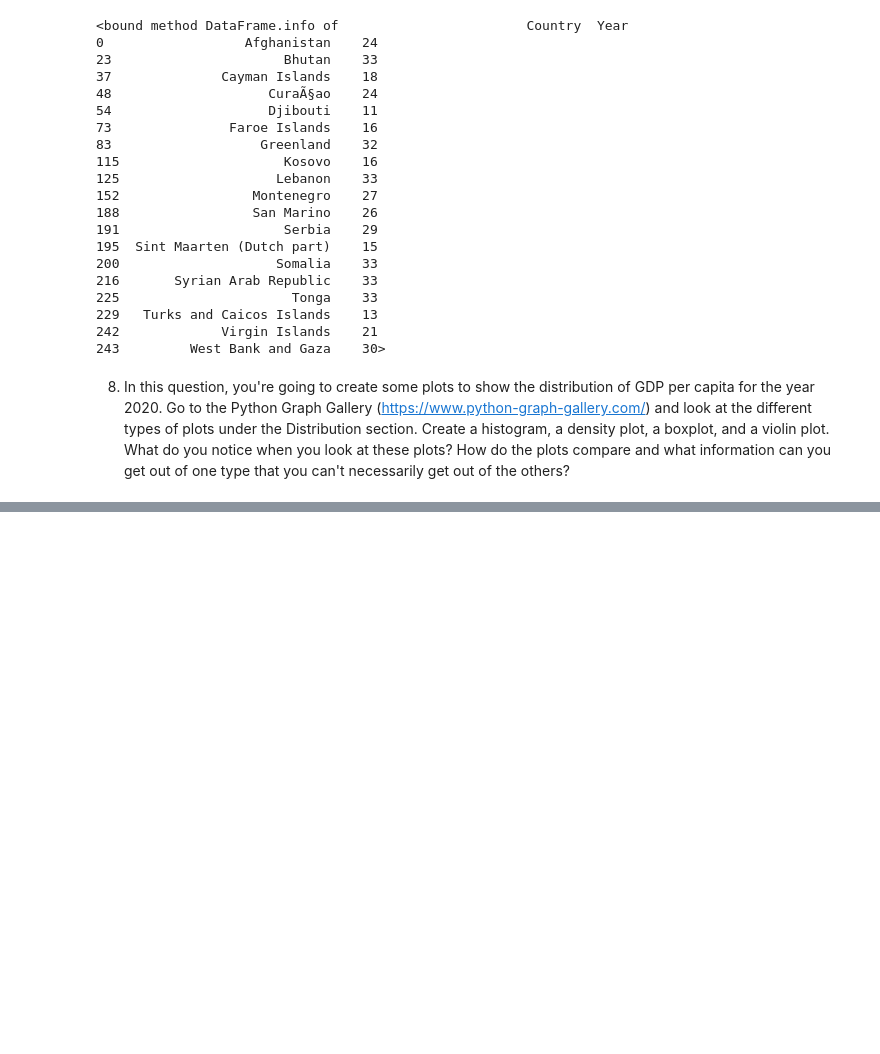
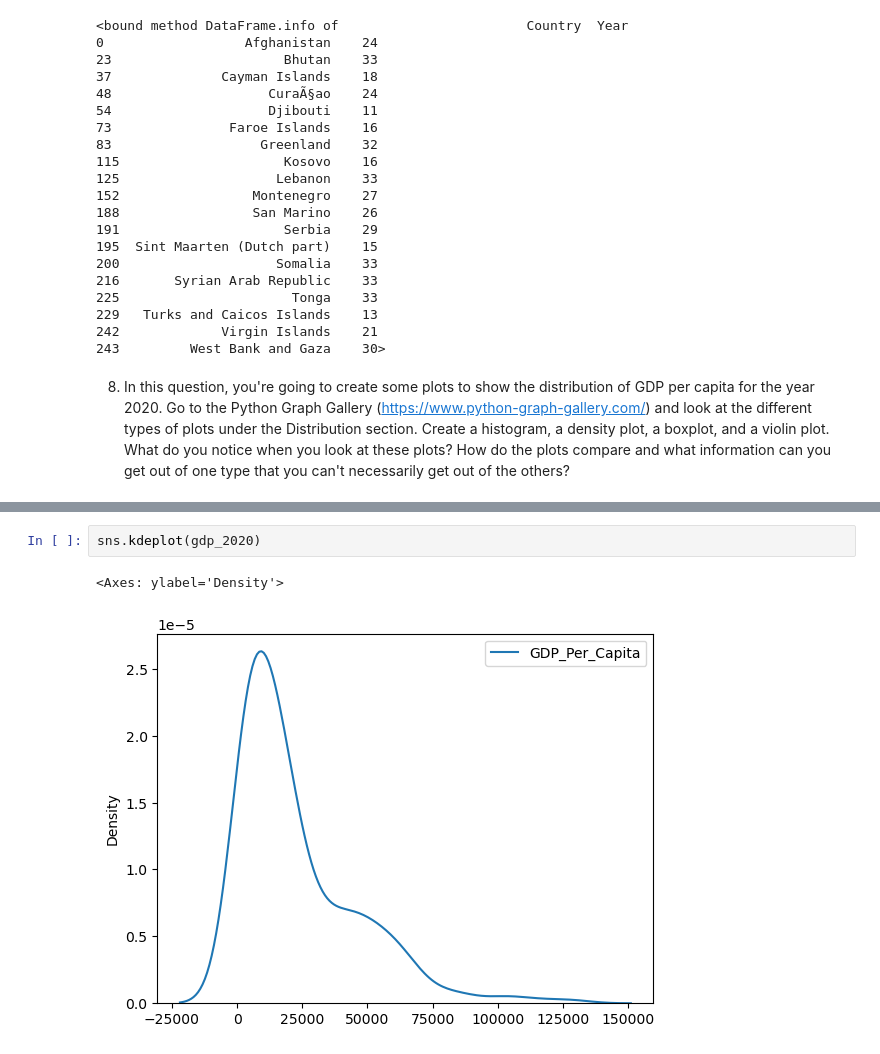
Before and after one commit to NSS-Data-Analytics-Cohort-15/un-exploration-krithikkuppusamy, a Jupyter notebook: notebooks/krithika_un_project.ipynb, the cells around one changed output, grey strips where cells are left out. Drawn from its saved outputs; the diff is of its cells as text; blank space fills up the shorter version.

```diff
--- a/notebooks/krithika_un_project.ipynb
+++ b/notebooks/krithika_un_project.ipynb
@@ -160,0 +188,5 @@ and what information can you get out of one type that you can't necessarily get
+# %%
+sns.kdeplot(gdp_2020)
+# %% [output]
+<Axes: ylabel='Density'>
+[figure, added]
```
Also changed, not shown: parts of 33 cells of this notebook.
